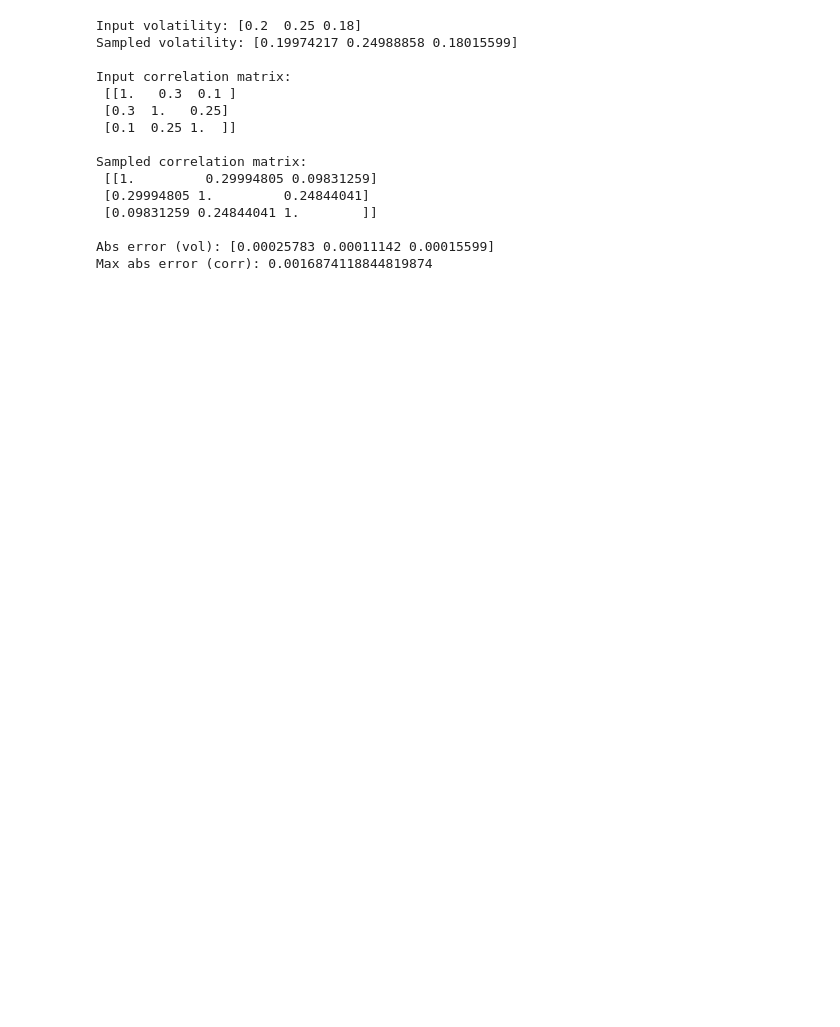
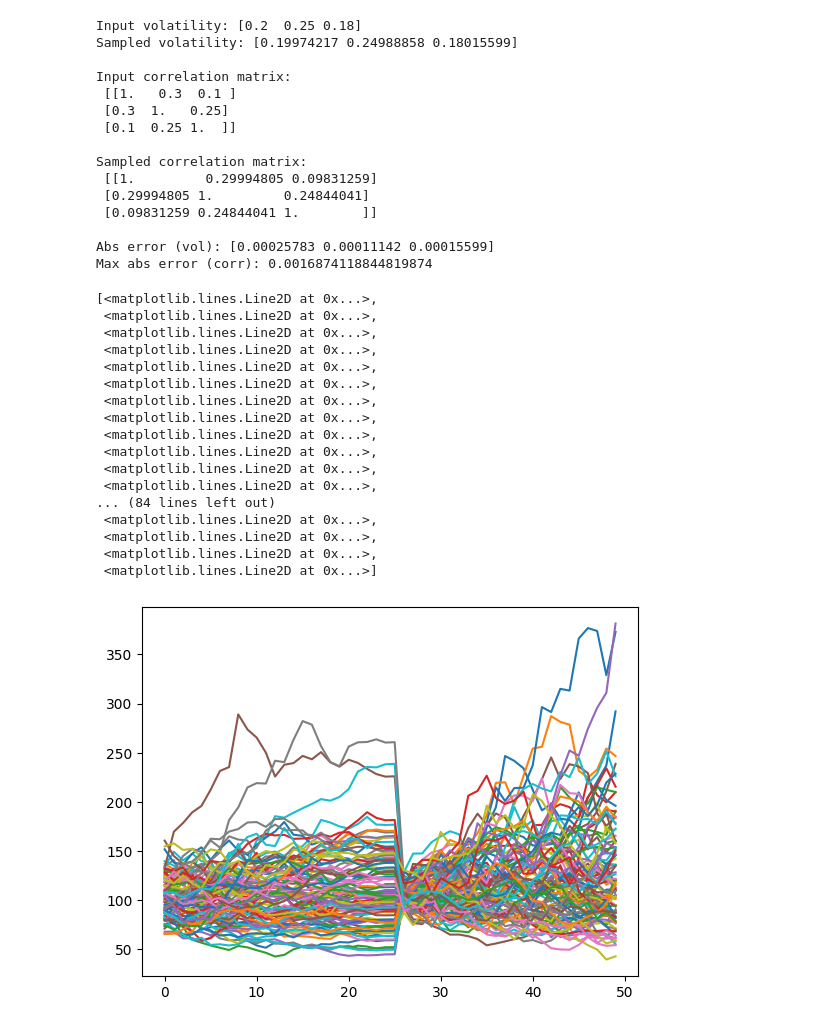
Before and after one commit to Lolillosky/PHD_CVA, a Jupyter notebook: NOTEBOOKS/PaperNotebooks/PaperResults.ipynb, the cells around one changed output. Saved outputs shown, nothing was run; the diff lists cells and outputs as text; code cells hidden in the pictures; blank space fills up the shorter version.

Commit message:
Brownian bridge implementation. Not finished

```diff
--- a/NOTEBOOKS/PaperNotebooks/PaperResults.ipynb
+++ b/NOTEBOOKS/PaperNotebooks/PaperResults.ipynb
@@ -301,3 +299,24 @@ Sampled correlation matrix:
 
 Abs error (vol): [0.00025783 0.00011142 0.00015599]
 Max abs error (corr): 0.0016874118844819874
+# %%
+plt.plot(paths_bridge[0:100,:,0].cpu().detach().numpy().T)
+# %% [output]
+[<matplotlib.lines.Line2D at 0x...>,
+ <matplotlib.lines.Line2D at 0x...>,
+ <matplotlib.lines.Line2D at 0x...>,
+ <matplotlib.lines.Line2D at 0x...>,
+ <matplotlib.lines.Line2D at 0x...>,
+ <matplotlib.lines.Line2D at 0x...>,
+ <matplotlib.lines.Line2D at 0x...>,
+ <matplotlib.lines.Line2D at 0x...>,
+ <matplotlib.lines.Line2D at 0x...>,
+ <matplotlib.lines.Line2D at 0x...>,
+ <matplotlib.lines.Line2D at 0x...>,
+ <matplotlib.lines.Line2D at 0x...>,
+... (84 lines left out)
+ <matplotlib.lines.Line2D at 0x...>,
+ <matplotlib.lines.Line2D at 0x...>,
+ <matplotlib.lines.Line2D at 0x...>,
+ <matplotlib.lines.Line2D at 0x...>]
+[figure, added]
```
Also changed, not shown: parts of 4 cells of this notebook, 1 other file.
